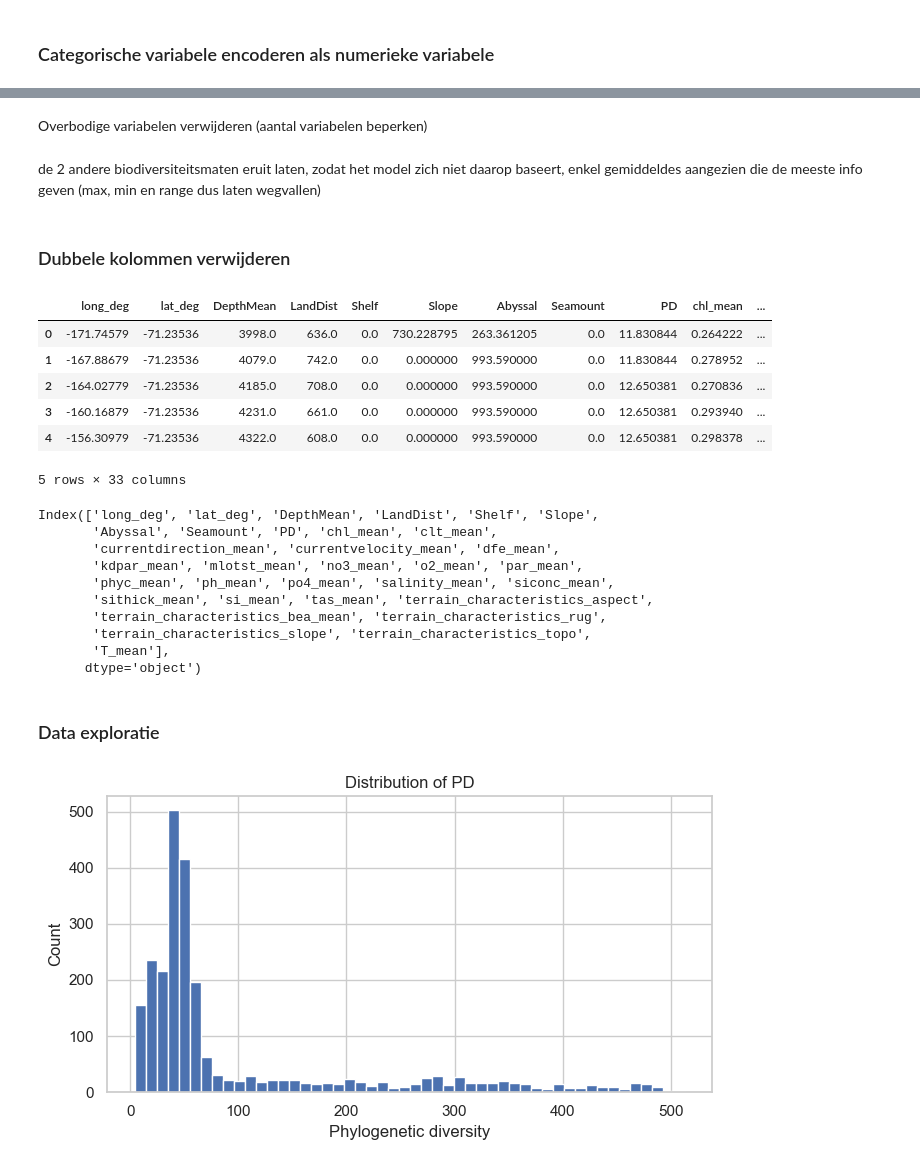
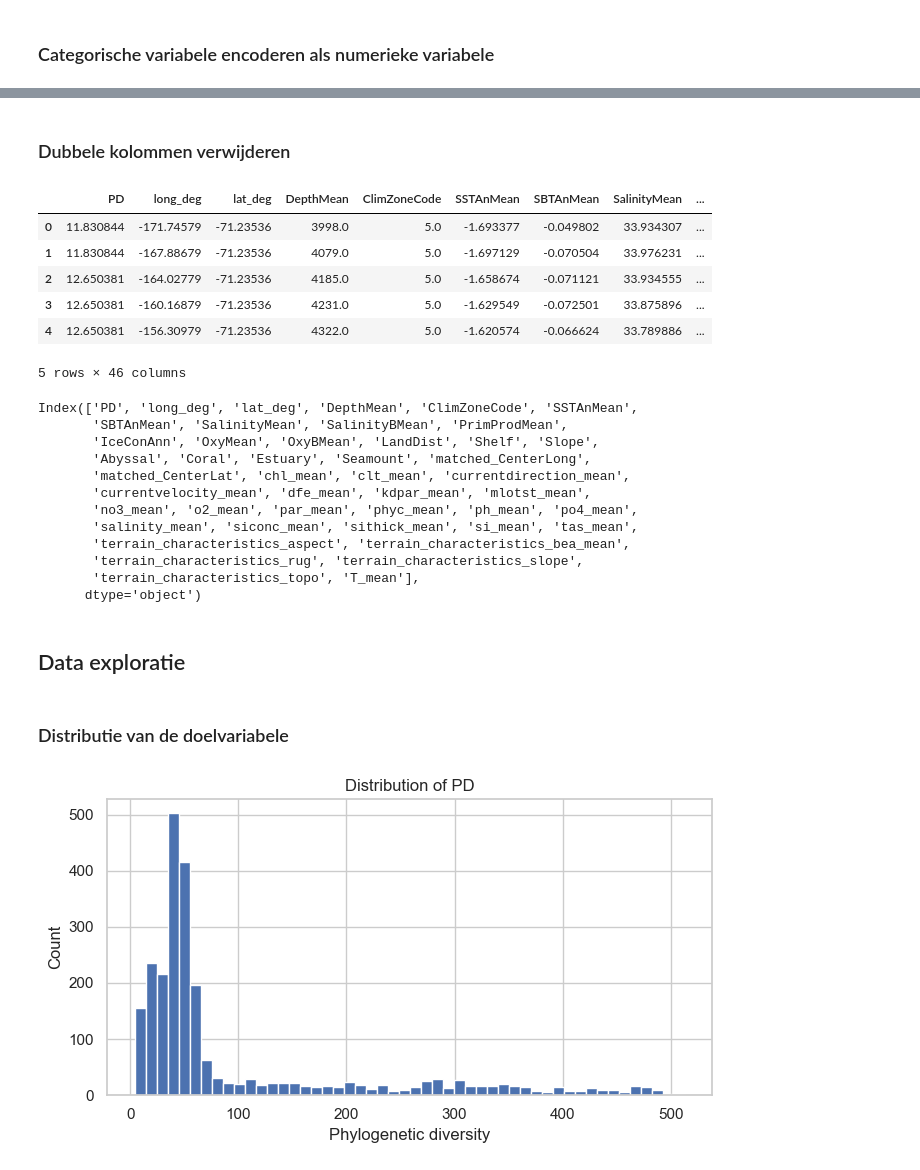
Before and after one commit to KatoMonteyne/Bachelorproef, a Jupyter notebook: Model PD copy.ipynb, the cells around one changed output, grey strips where cells are left out. Cells and saved outputs as stored; diff of their text form; code cells hidden in the pictures.

```diff
--- a/Model PD copy.ipynb
+++ b/Model PD copy.ipynb
@@ -25,7 +27,5 @@ Data van Aquamaps (enkel de variabelen constant over de tijd)
 # %%
-df_env = pd.read_csv(DATA_DIR / "Diversity_data_with_env.csv")
-df_env = df_env[["long_deg", "lat_deg", "DepthMean", "LandDist", "Shelf", "Slope", "Abyssal", "Seamount"]]
-print(f"Diversity_data_with_env:             {df_env.shape}")
-
+df_env = pd.read_csv("Data/Diversity_data_with_env.csv")
+print(f"env data:             {df_env.shape}")
 df_env.head()
 # %% [output]
@@ -41,7 +42,5 @@ Data van Bio-oracle
 # %%
-df_biooracle = pd.read_csv(DATA_DIR/"Diversity_data_with_biooracle_2010.csv")
-
-print(f"Diversity_data_with_biooracle_2010:             {df_env.shape}")
-
+df_biooracle = pd.read_csv("Data/Diversity_data_with_biooracle_2010.csv")
+print(f"biooracle data:       {df_biooracle.shape}")
 df_biooracle.head()
 # %% [output]
@@ -102,0 +118,4 @@ d:             (2452, 81)
+# %%
+cols_to_drop = (df_merge.filter(regex=r'(?i)(min|max|range)').columns.tolist() + ["co1_genetic_diversity_mean_x", "co1_genetic_diversity_mean_y","marine_species_richness_x", "marine_species_richness_y", "grid_id", "long", "lat", "long_dd", "lat_dd","MPA"])
+df_merge = df_merge.drop(cols_to_drop, axis = 1)
+df_merge.head()
@@ -107,2 +132,9 @@ Geen categorische variabelen aanwezig
 # %%
-df_merge.select_dtypes(include = ["category", "object"])
+from sklearn.preprocessing import LabelEncoder
+
+le = LabelEncoder()
+
+categorical_cols = df_merge.select_dtypes(include="object").columns
+
+for col in categorical_cols:
+    df_merge[col] = le.fit_transform(df_merge[col].astype(str))
@@ -123,4 +140,0 @@ df_merge.select_dtypes(include = ["category", "object"])
-# %% [markdown]
-Overbodige variabelen verwijderen (aantal variabelen beperken)
-# %% [markdown]
-de 2 andere biodiversiteitsmaten eruit laten, zodat het model zich niet daarop baseert, enkel gemiddeldes aangezien die de meeste info geven (max, min en range dus laten wegvallen)
@@ -130,32 +141,36 @@ df_merge = df_merge.drop(cols_to_drop, axis = 1)
-# %% [markdown]
-### Dubbele kolommen verwijderen
+# %% [markdown]
+### Dubbele kolommen verwijderen
 # %%
 df_merge = df_merge.T.drop_duplicates().T
-
+df_merge = df_merge.rename(columns={"PD_x": "PD"})
 df_merge.head()
 # %% [output]
-|  | long_deg | lat_deg | DepthMean | LandDist | Shelf | Slope | Abyssal | Seamount | PD | chl_mean | ... |
-| 0 | -171.74579 | -71.23536 | 3998.0 | 636.0 | 0.0 | 730.228795 | 263.361205 | 0.0 | 11.830844 | 0.264222 | ... |
-| 1 | -167.88679 | -71.23536 | 4079.0 | 742.0 | 0.0 | 0.000000 | 993.590000 | 0.0 | 11.830844 | 0.278952 | ... |
-| 2 | -164.02779 | -71.23536 | 4185.0 | 708.0 | 0.0 | 0.000000 | 993.590000 | 0.0 | 12.650381 | 0.270836 | ... |
-| 3 | -160.16879 | -71.23536 | 4231.0 | 661.0 | 0.0 | 0.000000 | 993.590000 | 0.0 | 12.650381 | 0.293940 | ... |
-| 4 | -156.30979 | -71.23536 | 4322.0 | 608.0 | 0.0 | 0.000000 | 993.590000 | 0.0 | 12.650381 | 0.298378 | ... |
+|  | PD | long_deg | lat_deg | DepthMean | ClimZoneCode | SSTAnMean | SBTAnMean | SalinityMean | ... |
+| 0 | 11.830844 | -171.74579 | -71.23536 | 3998.0 | 5.0 | -1.693377 | -0.049802 | 33.934307 | ... |
+| 1 | 11.830844 | -167.88679 | -71.23536 | 4079.0 | 5.0 | -1.697129 | -0.070504 | 33.976231 | ... |
+| 2 | 12.650381 | -164.02779 | -71.23536 | 4185.0 | 5.0 | -1.658674 | -0.071121 | 33.934555 | ... |
+| 3 | 12.650381 | -160.16879 | -71.23536 | 4231.0 | 5.0 | -1.629549 | -0.072501 | 33.875896 | ... |
+| 4 | 12.650381 | -156.30979 | -71.23536 | 4322.0 | 5.0 | -1.620574 | -0.066624 | 33.789886 | ... |
-5 rows × 33 columns
+5 rows × 46 columns
 # %%
 df_merge.columns
 # %% [output]
-Index(['long_deg', 'lat_deg', 'DepthMean', 'LandDist', 'Shelf', 'Slope',
-       'Abyssal', 'Seamount', 'PD', 'chl_mean', 'clt_mean',
-       'currentdirection_mean', 'currentvelocity_mean', 'dfe_mean',
-       'kdpar_mean', 'mlotst_mean', 'no3_mean', 'o2_mean', 'par_mean',
-       'phyc_mean', 'ph_mean', 'po4_mean', 'salinity_mean', 'siconc_mean',
-       'sithick_mean', 'si_mean', 'tas_mean', 'terrain_characteristics_aspect',
-       'terrain_characteristics_bea_mean', 'terrain_characteristics_rug',
-       'terrain_characteristics_slope', 'terrain_characteristics_topo',
-       'T_mean'],
+Index(['PD', 'long_deg', 'lat_deg', 'DepthMean', 'ClimZoneCode', 'SSTAnMean',
+       'SBTAnMean', 'SalinityMean', 'SalinityBMean', 'PrimProdMean',
+       'IceConAnn', 'OxyMean', 'OxyBMean', 'LandDist', 'Shelf', 'Slope',
+       'Abyssal', 'Coral', 'Estuary', 'Seamount', 'matched_CenterLong',
+       'matched_CenterLat', 'chl_mean', 'clt_mean', 'currentdirection_mean',
+       'currentvelocity_mean', 'dfe_mean', 'kdpar_mean', 'mlotst_mean',
+       'no3_mean', 'o2_mean', 'par_mean', 'phyc_mean', 'ph_mean', 'po4_mean',
+       'salinity_mean', 'siconc_mean', 'sithick_mean', 'si_mean', 'tas_mean',
+       'terrain_characteristics_aspect', 'terrain_characteristics_bea_mean',
+       'terrain_characteristics_rug', 'terrain_characteristics_slope',
+       'terrain_characteristics_topo', 'T_mean'],
       dtype='object')
 # %% [markdown]
-### Data exploratie
+## Data exploratie
+# %% [markdown]
+### Distributie van de doelvariabele
 # %%
 # histogram van de gekozen biodiversiteitsmaat
 target = "PD"
```
Also changed, not shown: parts of 85 cells of this notebook, 2 other files.
